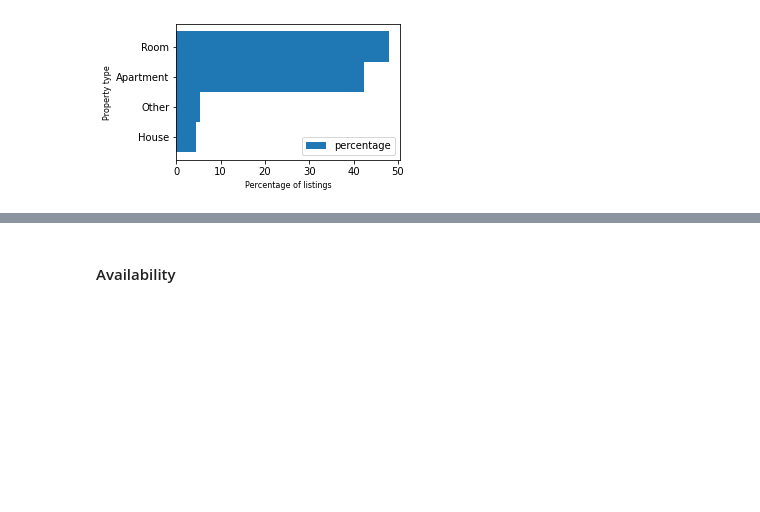
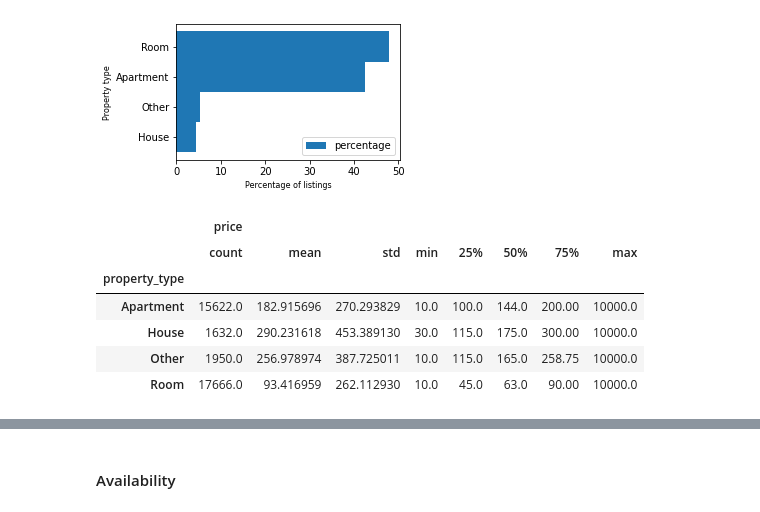
Before and after one commit to anmarphy/Airbnb-Deep-Learning-Pricing-Model, a Jupyter notebook: New York/Preprocesamiento.ipynb, the cells around one changed output, grey strips where cells are left out. Cells and saved outputs as stored; diff of their text form; code cells hidden in the pictures; blank space fills up the shorter version.

```diff
--- a/New York/Preprocesamiento.ipynb
+++ b/New York/Preprocesamiento.ipynb
@@ -219,3 +266,13 @@ plt.ylabel('Property type', fontsize = 8)
 plt.show()
 # %% [output]
 [figure]
+# %%
+listings[['price', 'property_type']].groupby('property_type').describe()
+# %% [output]
+|  | price |  |  |  |  |  |  |  |
+|  | count | mean | std | min | 25% | 50% | 75% | max |
+| property_type |  |  |  |  |  |  |  |  |
+| Apartment | 15622.0 | 182.915696 | 270.293829 | 10.0 | 100.0 | 144.0 | 200.00 | 10000.0 |
+| House | 1632.0 | 290.231618 | 453.389130 | 30.0 | 115.0 | 175.0 | 300.00 | 10000.0 |
+| Other | 1950.0 | 256.978974 | 387.725011 | 10.0 | 115.0 | 165.0 | 258.75 | 10000.0 |
+| Room | 17666.0 | 93.416959 | 262.112930 | 10.0 | 45.0 | 63.0 | 90.00 | 10000.0 |
```
Also changed, not shown: parts of 15 cells of this notebook.
